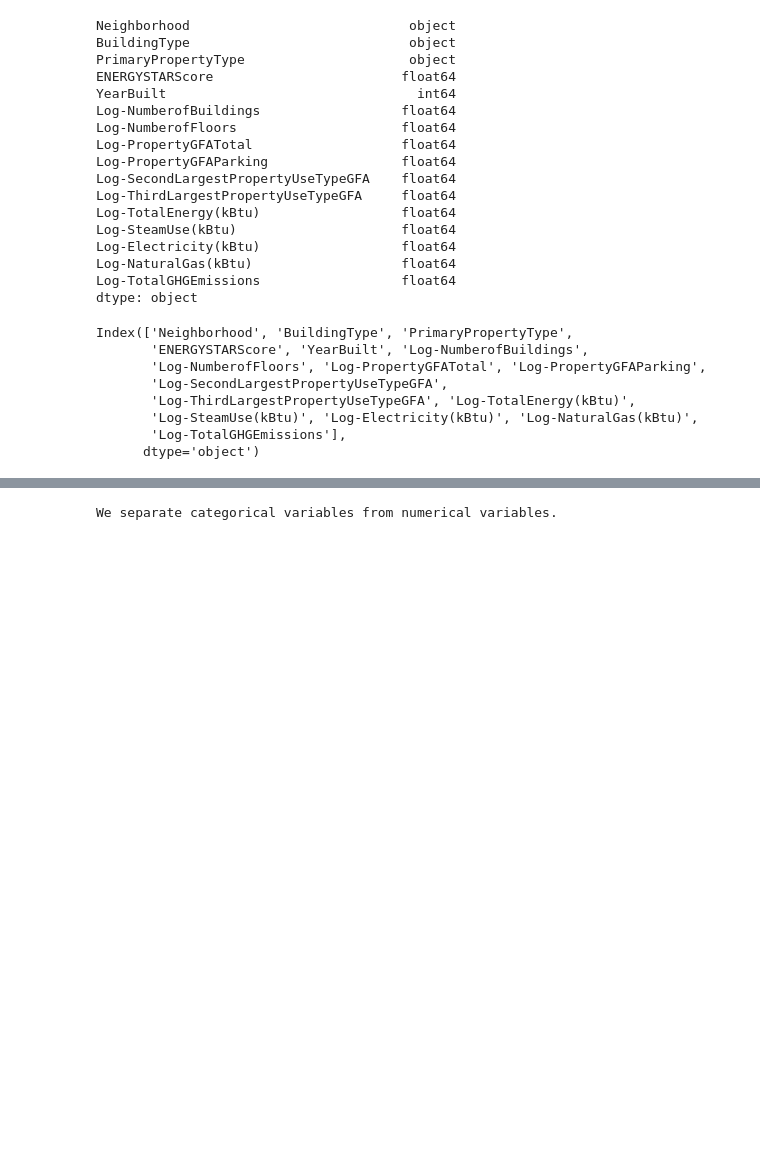
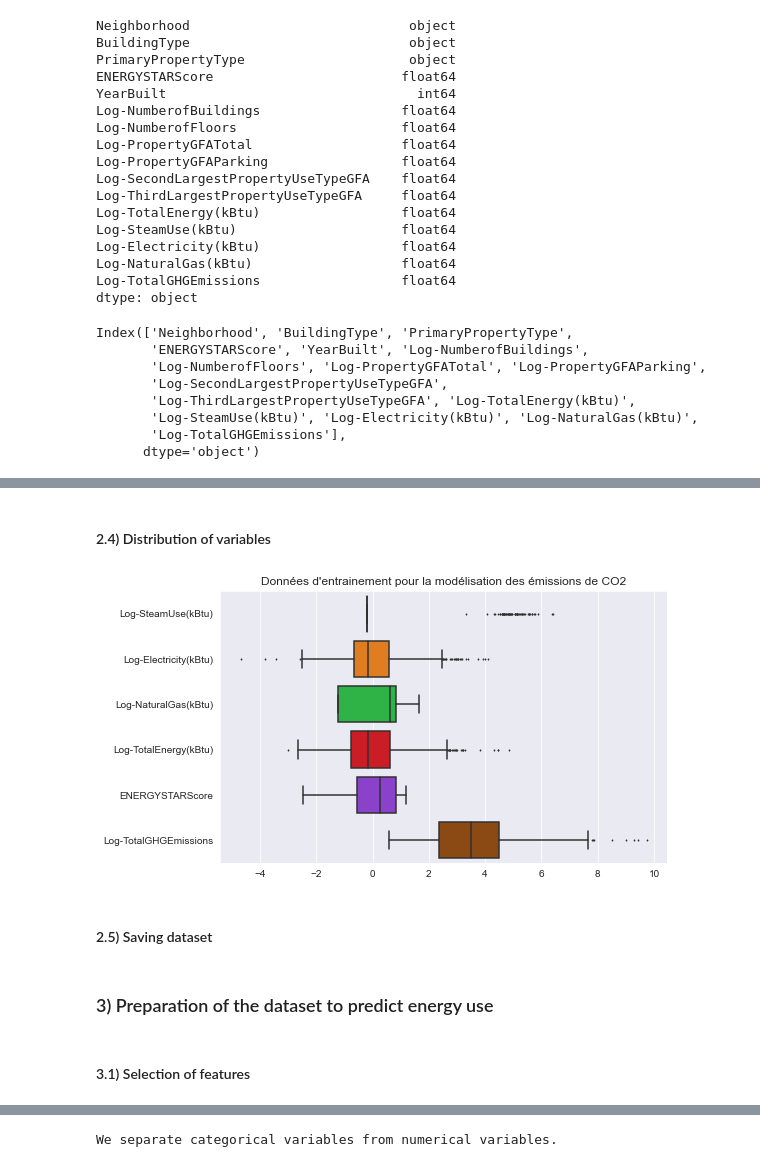
Before and after one commit to oumeima-elgharbi/P4_Data_Science_OpenClassrooms, a Jupyter notebook: P4_03_feature_engineering.ipynb, the cells around one changed output, grey strips where cells are left out. Drawn from its saved outputs; the diff is of its cells as text; code cells hidden in the pictures; blank space fills up the shorter version.

```diff
--- a/P4_03_feature_engineering.ipynb
+++ b/P4_03_feature_engineering.ipynb
@@ -219,0 +302,5 @@ from sklearn.preprocessing import StandardScaler, OneHotEncoder
+# %%
+# Liste des variables et étiquettes pour la modélisation
+model_EnergyStarScore_target = ['Log-TotalGHGEmissions']
+model_EnergyStarScore_features = model_CO2_features + ['ENERGYSTARScore']
+model_EnergyStarScore = model_EnergyStarScore_features + model_EnergyStarScore_target
@@ -219,0 +318,8 @@ from sklearn.preprocessing import StandardScaler, OneHotEncoder
+# %%
+# we drop the buildings for which the EnergyStarScore is missing
+dataset_clean = dataset.dropna(axis=0)
+
+train_clean, test_clean = train_test_split(dataset_clean, test_size=0.3, random_state=seed)
+# %%
+# Selection des variables pour modélisation CO2
+train_EnergyStarScore, test_EnergyStarScore = train_clean[model_EnergyStarScore], test_clean[model_EnergyStarScore]
@@ -219,0 +368,8 @@ from sklearn.preprocessing import StandardScaler, OneHotEncoder
+# %%
+# We transform the training set and the testing set / Performs standardization by centering and scaling.
+train_EnergyStarScore_std, test_EnergyStarScore_std = train_EnergyStarScore.copy(), test_EnergyStarScore.copy()
+
+std_scaler_EnergyStarScore = StandardScaler() # other way of writing the scaling
+train_EnergyStarScore_std[model_EnergyStarScore_features] = std_scaler_EnergyStarScore.fit_transform(train_EnergyStarScore[model_EnergyStarScore_features])
+
+test_EnergyStarScore_std[model_EnergyStarScore_features] = std_scaler_EnergyStarScore.transform(test_EnergyStarScore[model_EnergyStarScore_features])
@@ -219,0 +392,15 @@ from sklearn.preprocessing import StandardScaler, OneHotEncoder
+# %% [markdown]
+#### 2.4) Distribution of variables
+# %%
+# Distribution des variables du jeu d'entrainement
+plt.figure(figsize=(8,5))
+plt.title('Données d\'entrainement pour la modélisation des émissions de CO2')
+bp = sns.boxplot(x='value', y='variable', data=pd.melt(train_EnergyStarScore_std), palette='bright',
+                 flierprops=dict(markersize=1, markerfacecolor='gray'))
+bp.set_xlabel("")
+bp.set_ylabel("")
+plt.show()
+# %% [output]
+[figure, added]
+# %% [markdown]
+#### 2.5) Saving dataset
@@ -219,0 +416,4 @@ from sklearn.preprocessing import StandardScaler, OneHotEncoder
+# %% [markdown]
+### 3) Preparation of the dataset to predict energy use
+# %% [markdown]
+#### 3.1) Selection of features
```
Also changed, not shown: parts of 80 cells of this notebook, 2 other files.
